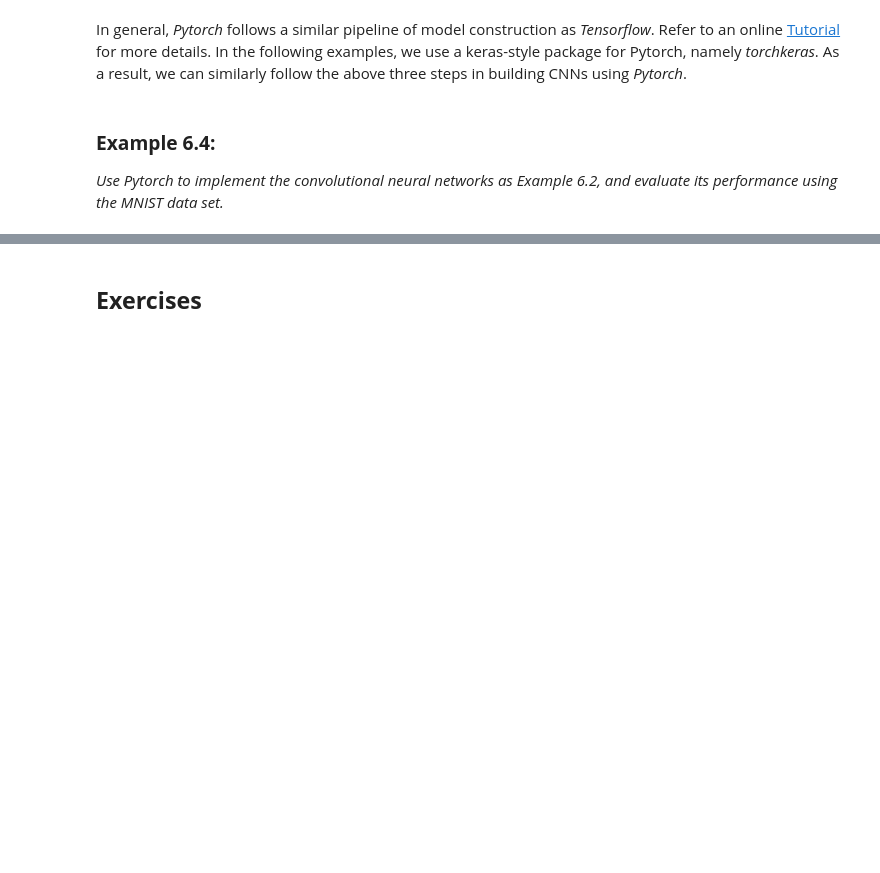
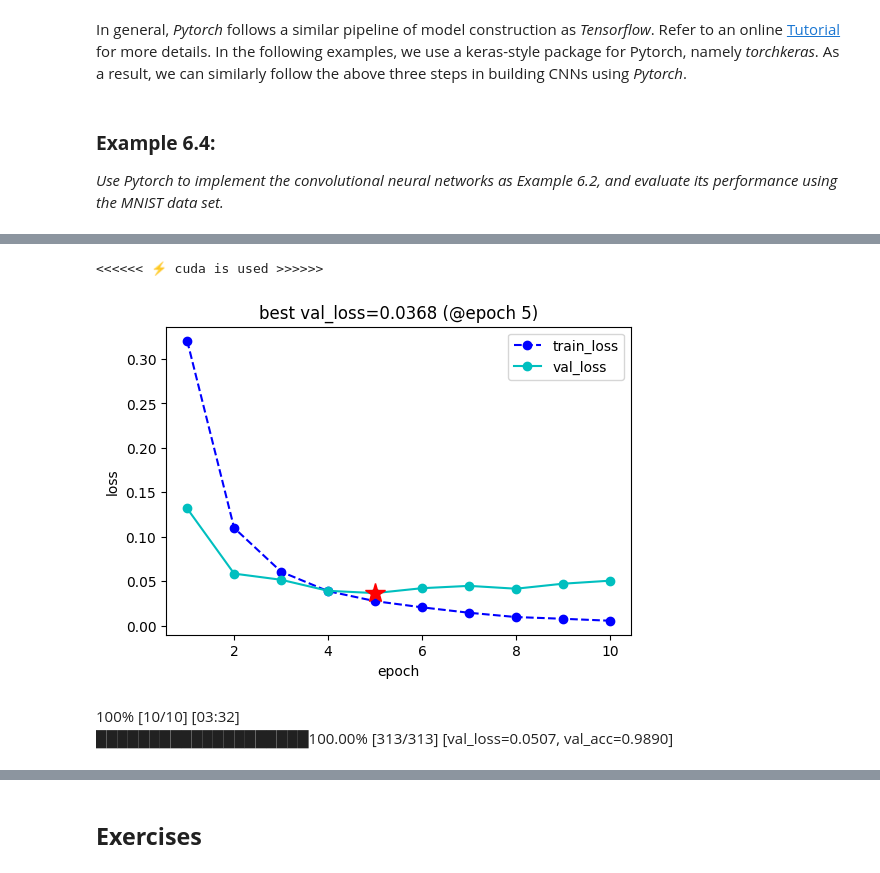
Before and after one commit to iNCML/MachineLearningBook, a Jupyter notebook: labs/ipynb/Lab6_Convolutional_Neural_Networks.ipynb, the cells around one changed output, grey strips where cells are left out. Drawn from its saved outputs; the diff is of its cells as text; code cells hidden in the pictures; blank space fills up the shorter version.

Commit message:
revised pytorch/torchkeras implementation of CNNs

```diff
--- a/labs/ipynb/Lab6_Convolutional_Neural_Networks.ipynb
+++ b/labs/ipynb/Lab6_Convolutional_Neural_Networks.ipynb
@@ -445,15 +549,17 @@ class CnnModel(nn.Module):
         super().__init__()
         self.layers = nn.ModuleList([
             nn.Conv2d(in_channels=1,out_channels=32,kernel_size = 3),
+            nn.ReLU(),
             nn.Conv2d(in_channels=32,out_channels=64,kernel_size = 3),
+            nn.ReLU(),
             nn.Conv2d(in_channels=64,out_channels=64,kernel_size = 3),
+            nn.ReLU(),
             nn.MaxPool2d(kernel_size = 2,stride = 2),
             nn.Flatten(),
-            nn.Linear(7744,7744),
-            nn.ReLU(),
             nn.Linear(7744,128),
             nn.ReLU(),
-            nn.Linear(128,10)
+            nn.Linear(128,10),
+            nn.LogSoftmax(dim=1)
             ]
         )
     def forward(self,x):
@@ -539,0 +569,47 @@ Finished Training...
+# %%
+# running CNNs
+import torchkeras
+
+# define the metrics computed during the learnin process
+class Accuracy(nn.Module):
+    def __init__(self):
+        super().__init__()
+
+        self.correct = nn.Parameter(torch.tensor(0.0),requires_grad=False)
+        self.total = nn.Parameter(torch.tensor(0.0),requires_grad=False)
+
+    def forward(self, preds: torch.Tensor, targets: torch.Tensor):
+        preds = preds.argmax(dim=-1)
+        m = (preds == targets).sum()
+        n = targets.shape[0]
+        self.correct += m
+        self.total += n
+
+        return m/n
+
+    def compute(self):
+        return self.correct.float() / self.total
+
+    def reset(self):
+        self.correct -= self.correct
+        self.total -= self.total
+
+# compile the model by attaching various dynamic components
+net = CnnModel()
+model = torchkeras.KerasModel(net,
+                              loss_fn = nn.NLLLoss(),
+                              optimizer= torch.optim.SGD(net.parameters(), lr=0.1),
+                              scheduler = StepLR(optimizer, step_size=1, gamma=0.9),
+                              metrics_dict = {"acc":Accuracy()}
+                              )
+
+# train CNNs by fitting to the training data
+dfhistory=model.fit(train_data=dl_train,
+                    val_data=dl_valid,
+                    epochs=10
+                   )
+# %% [output]
+<<<<<< ⚡️ cuda is used >>>>>>
+[figure, added]
+100% [10/10] [03:32]
+████████████████████100.00% [313/313] [val_loss=0.0507, val_acc=0.9890]
```
Also changed, not shown: parts of 15 cells of this notebook, 2 other files.
